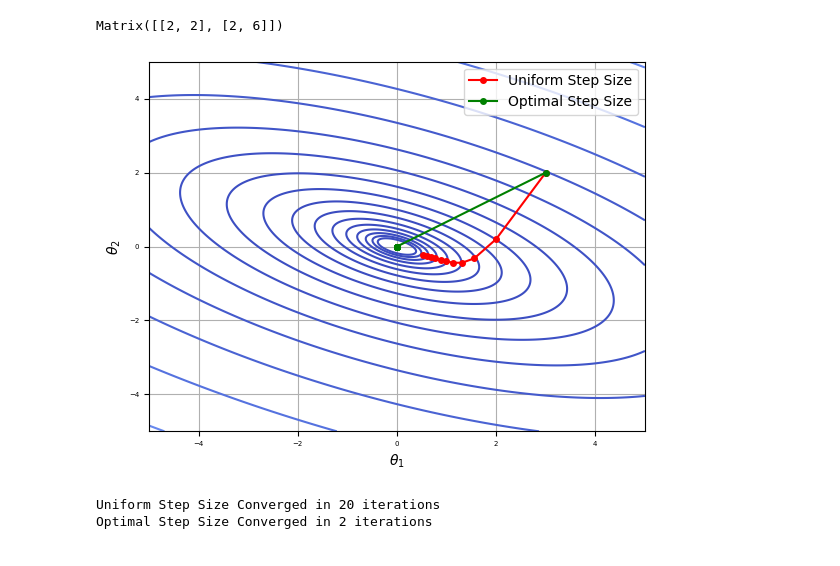
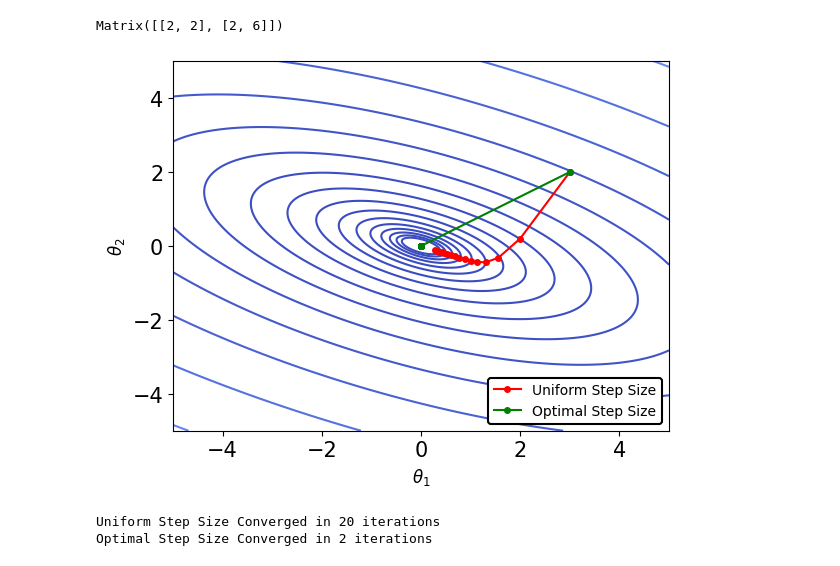
Before and after one commit to Ahmed-Khaled-Saleh/Fed-Sophia-pytorch, a Jupyter notebook: RESULTS.ipynb, the cells around one changed output. Saved outputs shown, nothing was run; the diff lists cells and outputs as text; code cells hidden in the pictures.

```diff
--- a/RESULTS.ipynb
+++ b/RESULTS.ipynb
@@ -592,7 +592,7 @@ w, b = 3.0, 2.0
 learning_rate_uniform = 0.1
 
 # Number of iterations
-iterations = 10
+iterations = 15
 
 # Lists to store the trajectory of parameters
 w_uniform, b_uniform = [w], [b]
@@ -615,43 +615,59 @@ for _ in range(iterations):
     hessian = np.array([[2, 2], [2, 6]])  # Hessian matrix
     step = -np.linalg.inv(hessian).dot(grad)
     w += step[0]
     b += step[1]
     w_optimal.append(w)
     b_optimal.append(b)
 
 # Plot the loss function landscape
 w_vals = np.linspace(-5, 5, 400)
 b_vals = np.linspace(-5, 5, 400)
 W, B = np.meshgrid(w_vals, b_vals)
 Z = loss_function(W, B)
 
 
 
 
 # Create a figure and axis
-plt.figure()
+fig, ax = plt.subplots()
 plt.contour(W, B, Z, levels=np.logspace(-1, 3, 20), cmap='coolwarm')
 plt.plot(w_uniform, b_uniform, 'ro-', label='Uniform Step Size', markersize=4)
 plt.plot(w_optimal, b_optimal, 'go-', label='Optimal Step Size', markersize=4)
 # Customize your plot (e.g., labels, titles, etc.)
 # plt.set_xlabel(r'$\theta_1$', fontsize=10)
 # plt.set_ylabel(r'$\theta_2$',  fontsize=10)
 # plt.set_title('', fontsize=10)
 #set size for legend
-plt.legend(prop={'size': 12})
+# plt.legend(prop={'size': 12})
 #set size for axis names
-plt.tick_params(labelsize=5)
-plt.grid(True)
+legend = plt.legend(loc='lower right', \
+                    bbox_to_anchor=(0.5, 0., 0.5, 0.5),\
+                frameon=True)
+
+
+# Adjust the padding using borderaxespad
+legend.get_frame().set_edgecolor('black')
+legend.get_frame().set_linewidth(1.5)
+legend.get_frame().set_facecolor('white')
+legend.get_frame().set_alpha(1)
+
+
+
+# Customize your plot (e.g., labels, titles, etc.)
+ax.set_xlabel(r'$\theta_1$', fontsize=12)
+ax.set_ylabel(r'$\theta_2$', fontsize=12)
+# ax.set_title('Test Accuracy', fontsize=12)
+#set size for axis name
+plt.tick_params(labelsize=15)
+# set limit of x axis
+# plt.xlim(right= 1000)
+# ax.grid(True)
 # save plot
+plt.savefig('step_size.pdf')
 # Display the plot
-plt.xlabel(r'$\theta_1$')
-plt.ylabel(r'$\theta_2$')
-plt.title('')
-plt.legend()
-plt.savefig('step_size.pdf')
 plt.show()
 # %% [output]
-[figure, old version]
+[figure, new version]
 # %%
 import numpy as np
 import matplotlib.pyplot as plt
```
Also changed, not shown: 2 other files.
